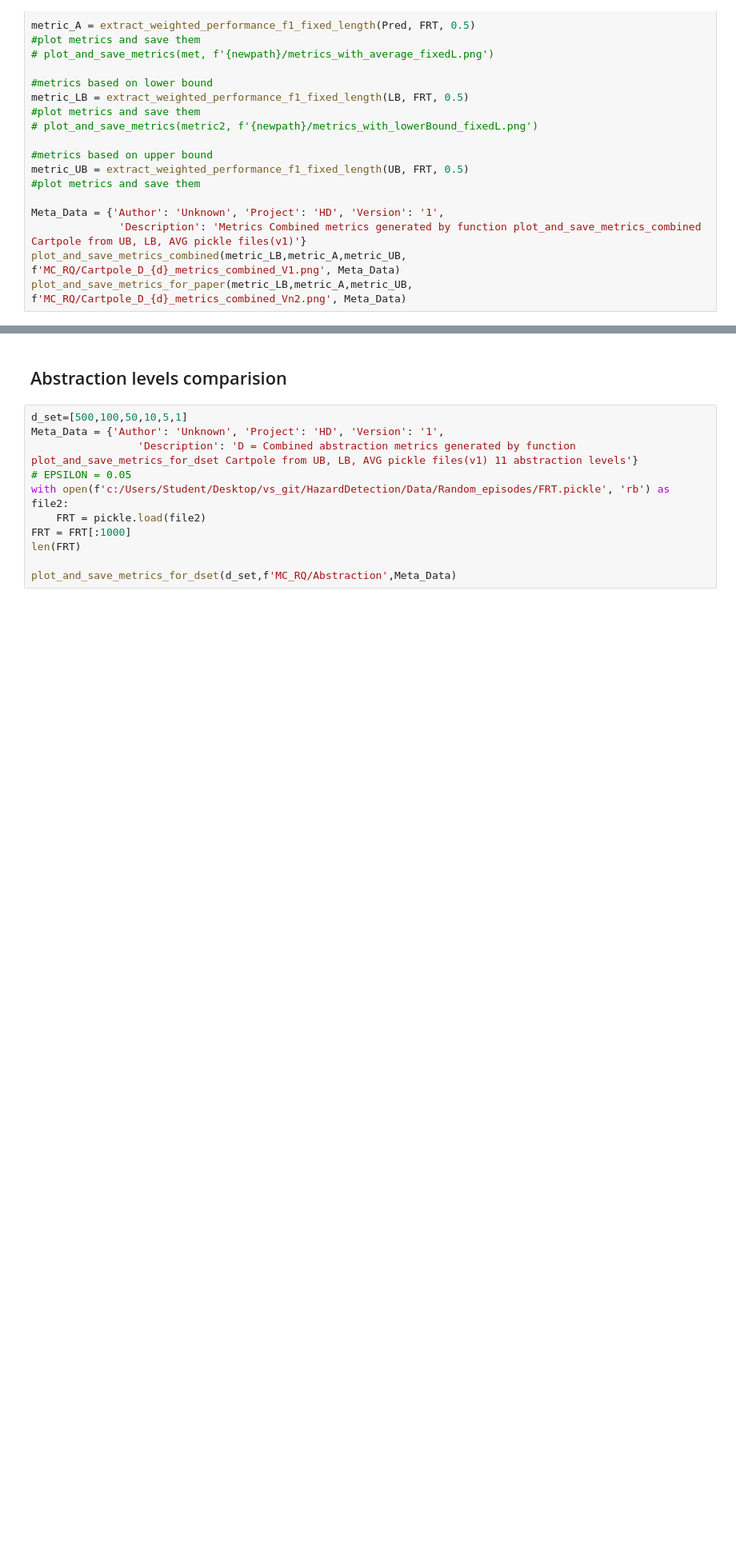
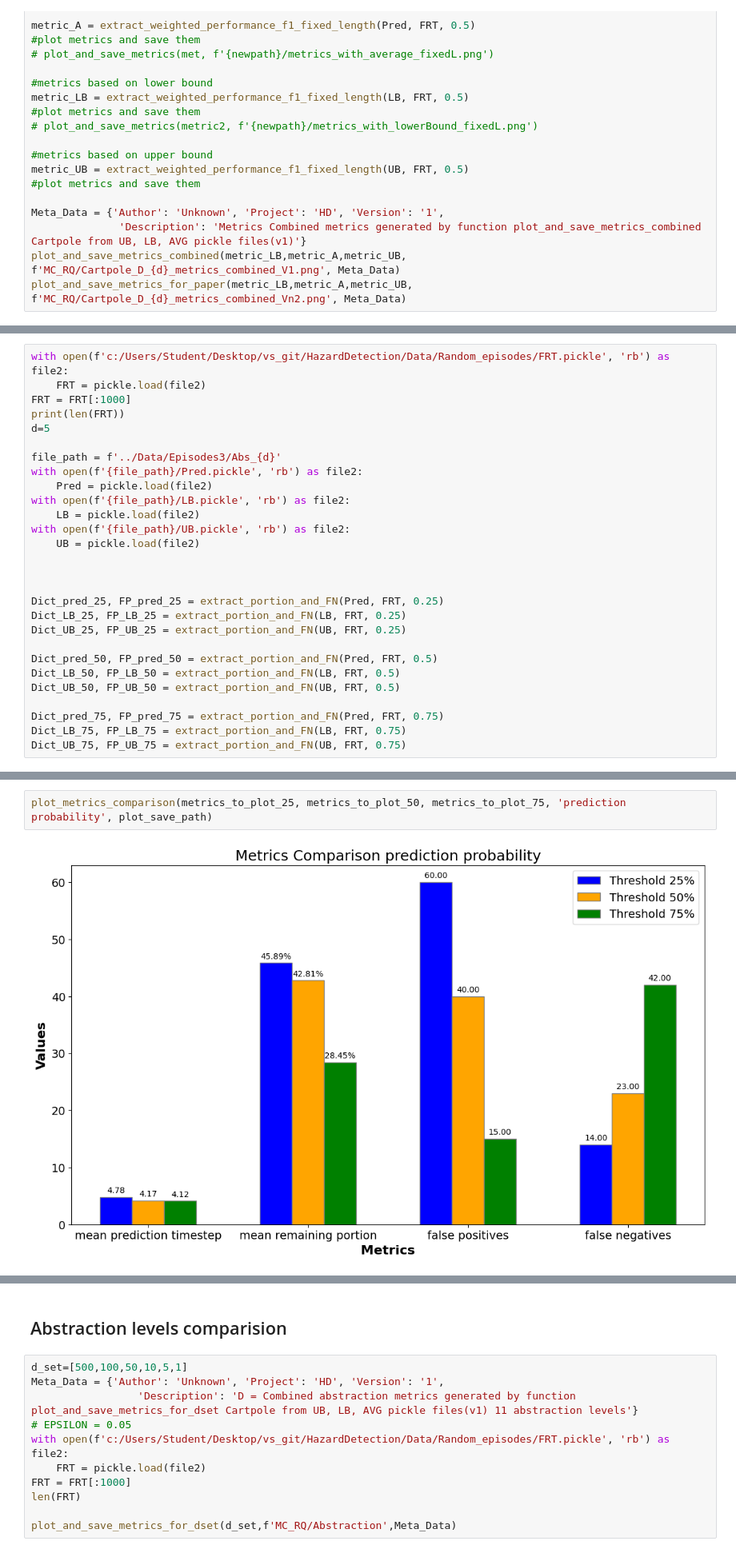
Before and after one commit to amirhosseinzlf/SMARLA, a Jupyter notebook: Mountain-Car/RQ_MountainCar.ipynb, the cells around one changed output, grey strips where cells are left out. Shown: that part at 80% size. Drawn from its saved outputs; the diff is of its cells as text; blank space fills up the shorter version.

```diff
--- a/Mountain-Car/RQ_MountainCar.ipynb
+++ b/Mountain-Car/RQ_MountainCar.ipynb
@@ -1111,0 +1172,28 @@ plot_and_save_metrics_for_paper(metric_LB,metric_A,metric_UB, f'MC_RQ/Cartpole_D
+# %%
+with open(f'c:/Users/Student/Desktop/vs_git/HazardDetection/Data/Random_episodes/FRT.pickle', 'rb') as file2:
+    FRT = pickle.load(file2)
+FRT = FRT[:1000]
+print(len(FRT))
+d=5
+
+file_path = f'../Data/Episodes3/Abs_{d}'
+with open(f'{file_path}/Pred.pickle', 'rb') as file2:
+    Pred = pickle.load(file2)
+with open(f'{file_path}/LB.pickle', 'rb') as file2:
+    LB = pickle.load(file2)
+with open(f'{file_path}/UB.pickle', 'rb') as file2:
+    UB = pickle.load(file2)
+
+
+
+Dict_pred_25, FP_pred_25 = extract_portion_and_FN(Pred, FRT, 0.25)
+Dict_LB_25, FP_LB_25 = extract_portion_and_FN(LB, FRT, 0.25)
+Dict_UB_25, FP_UB_25 = extract_portion_and_FN(UB, FRT, 0.25)
+
+Dict_pred_50, FP_pred_50 = extract_portion_and_FN(Pred, FRT, 0.5)
+Dict_LB_50, FP_LB_50 = extract_portion_and_FN(LB, FRT, 0.5)
+Dict_UB_50, FP_UB_50 = extract_portion_and_FN(UB, FRT, 0.5)
+
+Dict_pred_75, FP_pred_75 = extract_portion_and_FN(Pred, FRT, 0.75)
+Dict_LB_75, FP_LB_75 = extract_portion_and_FN(LB, FRT, 0.75)
+Dict_UB_75, FP_UB_75 = extract_portion_and_FN(UB, FRT, 0.75)
@@ -1111,0 +1351,4 @@ plot_and_save_metrics_for_paper(metric_LB,metric_A,metric_UB, f'MC_RQ/Cartpole_D
+# %%
+plot_metrics_comparison(metrics_to_plot_25, metrics_to_plot_50, metrics_to_plot_75, 'prediction probability', plot_save_path)
+# %% [output]
+[figure, added]
```
Also changed, not shown: parts of 7 cells of this notebook.
